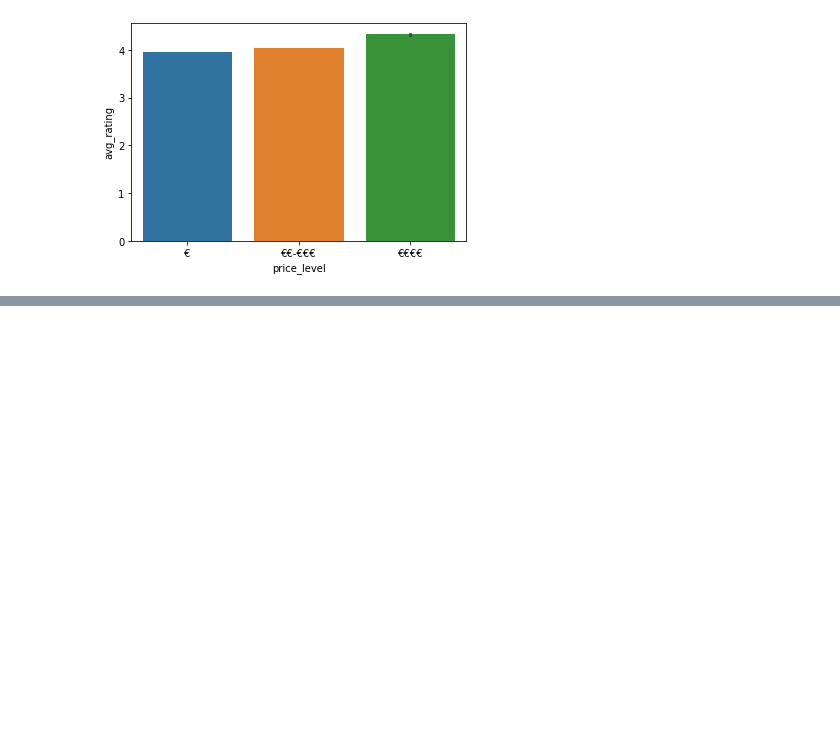
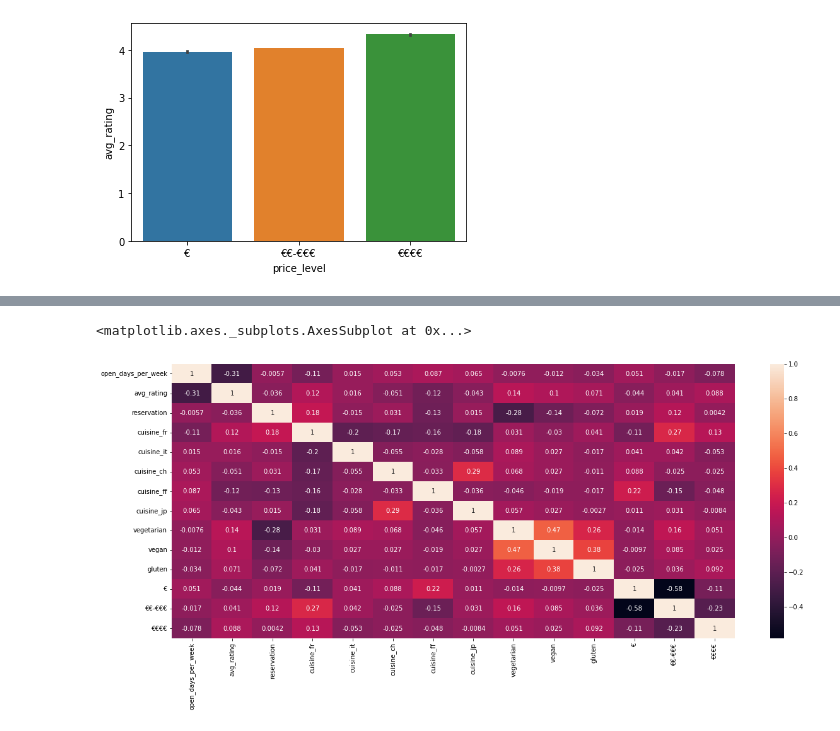
Before and after one commit to Julielebousse/tripadvisor_rating, a Jupyter notebook: Project2_Tripadvisor.ipynb, the cells around one changed output, grey strips where cells are left out. Drawn from its saved outputs; the diff is of its cells as text; code cells hidden in the pictures; blank space fills up the shorter version.

```diff
--- a/Project2_Tripadvisor.ipynb
+++ b/Project2_Tripadvisor.ipynb
@@ -118,0 +94,6 @@ restaurant.corr()
+# %%
+plt.figure(figsize = (20,8)) #annot= annotation
+sns.heatmap(restaurant.corr(), annot = True)
+# %% [output]
+<matplotlib.axes._subplots.AxesSubplot at 0x...>
+[figure, added]
```
Also changed, not shown: parts of 18 cells of this notebook.
